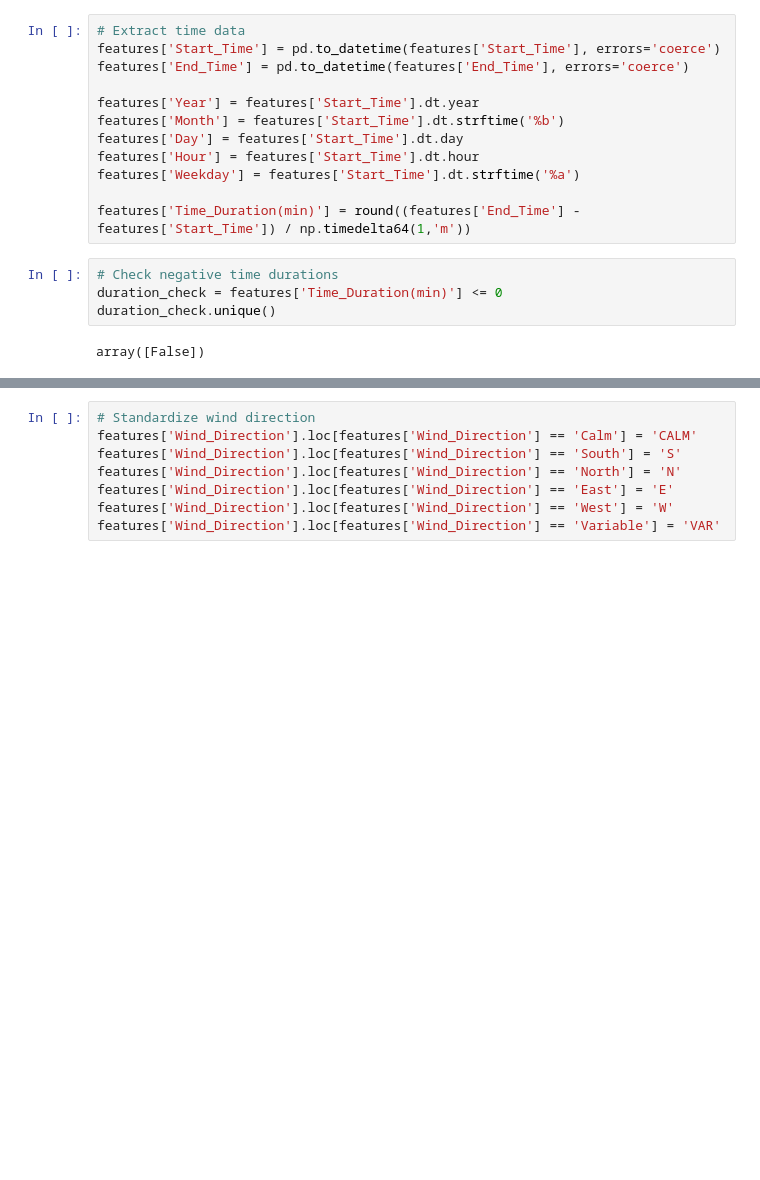
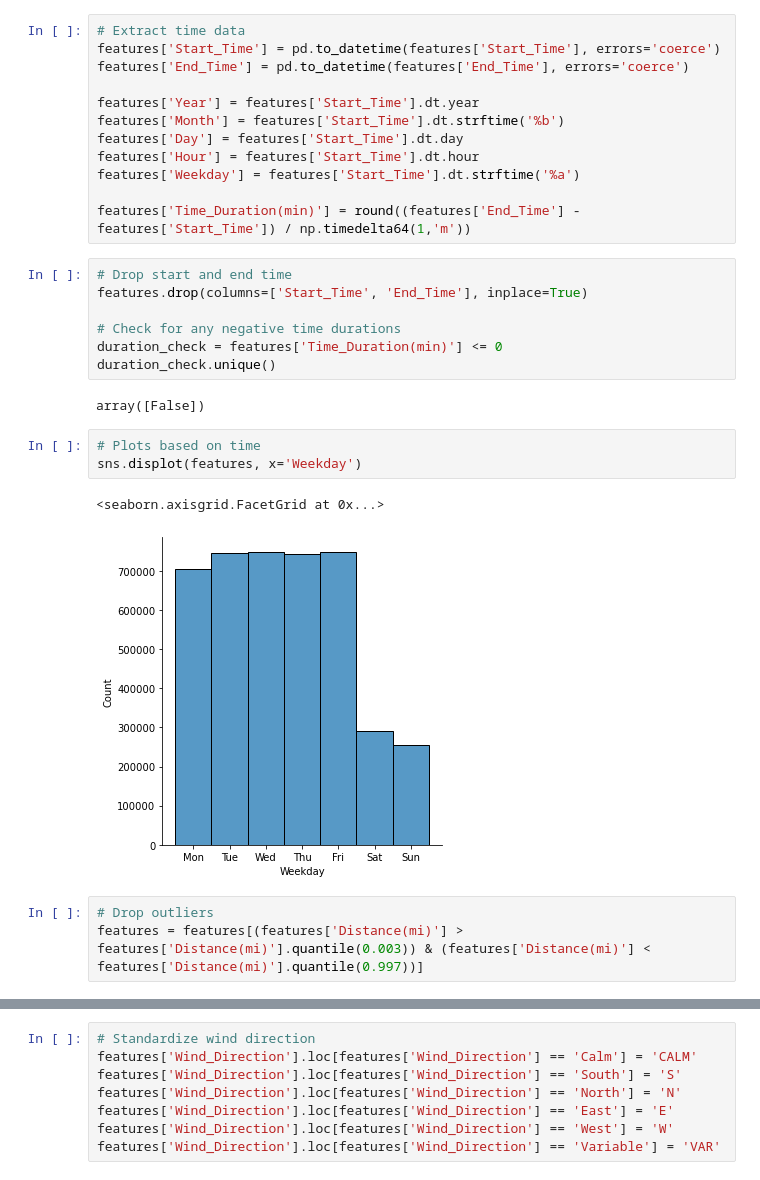
Before and after one commit to bennyfungc/accident-severity, a Jupyter notebook: accident_regr_analysis.ipynb, the cells around one changed output, grey strips where cells are left out. Drawn from its saved outputs; the diff is of its cells as text; blank space fills up the shorter version.

```diff
--- a/accident_regr_analysis.ipynb
+++ b/accident_regr_analysis.ipynb
@@ -152,10 +150,22 @@ features['Weekday'] = features['Start_Time'].dt.strftime('%a')
 
 features['Time_Duration(min)'] = round((features['End_Time'] - features['Start_Time']) / np.timedelta64(1,'m'))
 # %%
-# Check negative time durations
+# Drop start and end time
+features.drop(columns=['Start_Time', 'End_Time'], inplace=True)
+
+# Check for any negative time durations
 duration_check = features['Time_Duration(min)'] <= 0
 duration_check.unique()
 # %% [output]
 array([False])
+# %%
+# Plots based on time
+sns.displot(features, x='Weekday')
+# %% [output]
+<seaborn.axisgrid.FacetGrid at 0x...>
+[figure, added]
+# %%
+# Drop outliers
+features = features[(features['Distance(mi)'] > features['Distance(mi)'].quantile(0.003)) & (features['Distance(mi)'] < features['Distance(mi)'].quantile(0.997))]
 # %%
 # Fill NAs
```
Also changed, not shown: parts of 29 cells of this notebook.
